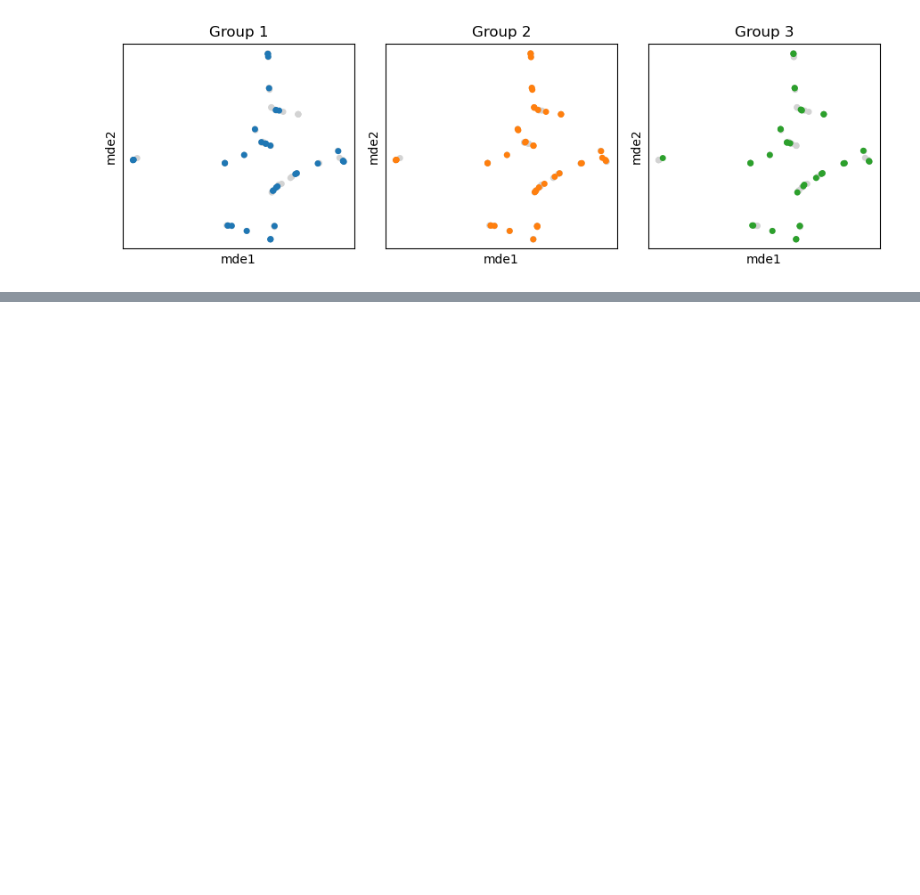
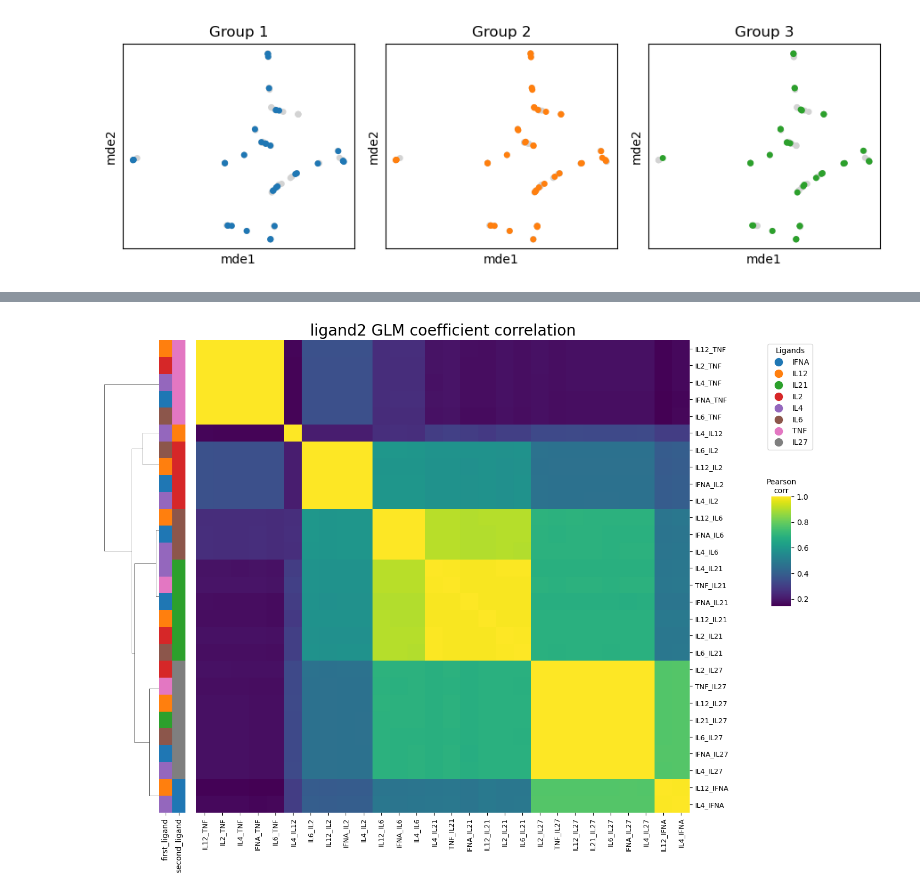
Before and after one commit to eric-y-wang/SIG07, a Jupyter notebook: analysis/correlation_analysis.ipynb, the cells around one changed output, grey strips where cells are left out. Drawn from its saved outputs; the diff is of its cells as text; code cells hidden in the pictures; blank space fills up the shorter version.

```diff
--- a/analysis/correlation_analysis.ipynb
+++ b/analysis/correlation_analysis.ipynb
@@ -576,0 +681,12 @@ sc.pl.umap(adata,color=['phase','group_call_CR'],
+# %%
+plot_heatmap(
+    corr_matrix=ligand2Corr,
+    anno=anno,
+    legend_handles=legend_handles,
+    unique_ligands=unique_ligands,
+    title='ligand2 GLM coefficient correlation',
+    cmap='viridis',
+    method='ward'
+)
+# %% [output]
+[figure, added]
```
Also changed, not shown: parts of 23 cells of this notebook, 24 other files.
